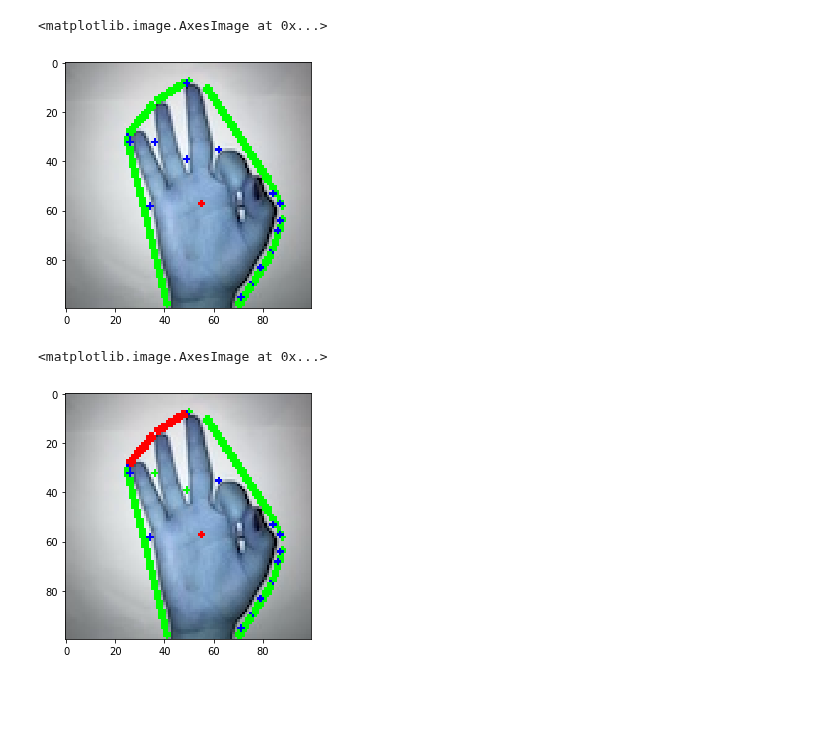
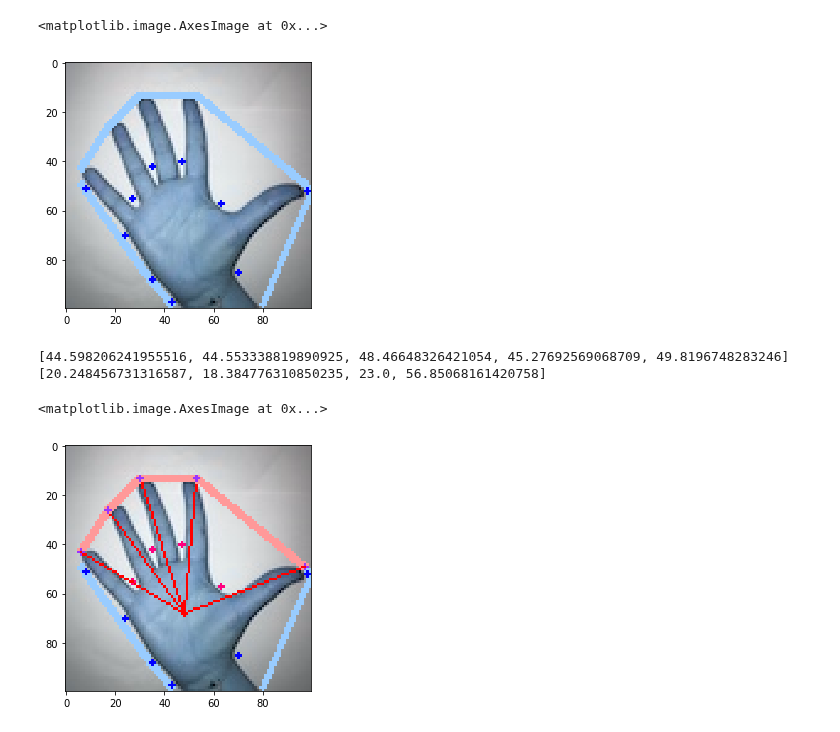
Before and after one commit to Bermewda/Sign-Language-recognition, a Jupyter notebook: Finger_recognize.ipynb, the cells around one changed output. Saved outputs shown, nothing was run; the diff lists cells and outputs as text; code cells hidden in the pictures; blank space fills up the shorter version.

```diff
--- a/Finger_recognize.ipynb
+++ b/Finger_recognize.ipynb
@@ -5,7 +6,7 @@ from skimage.io import imread
 from skimage.io import imshow
 %matplotlib inline
 # %%
-img = cv2.imread('example_9.jpg')
+img = cv2.imread('example_5.jpg')
 img_gray = cv2.cvtColor(img,cv2.COLOR_BGR2GRAY)
 imshow(img)
 imshow(img_gray)
@@ -23,8 +23,12 @@ imshow(thresh)
 # %%
+import numpy as np
+from scipy.ndimage.morphology import binary_fill_holes
 kernel = np.ones((2,2),np.uint8)
-dilation = cv2.dilate(thresh,kernel,iterations = 1)
+dilation = cv2.dilate(edges,kernel,iterations = 1)
 binary=np.logical_not((dilation<0.5))
 dilation[99,:]=1
 filled_I = binary_fill_holes(dilation)
 filled_I[99,:]=0
 filled_I = filled_I*1
+imshow(dilation)
+imshow(filled_I)
@@ -39,45 +46,83 @@ for i in range(defects.shape[0]):
     start = tuple(cnt[s][0])
     end = tuple(cnt[e][0])
     far = tuple(cnt[f][0])
-    cv2.line(img,start,end,[0,255,0],2)
+    cv2.line(img,start,end,[153,204,255],2)
     cv2.circle(img,far,1,[0,0,255],-1)
 #     print(far)
 imshow(img)
 # %% [output]
 <matplotlib.image.AxesImage at 0x...>
-[figure, old version]
+[figure, new version]
 # %%
 import math
+
+
+#find center
+M = cv2.moments(cnt)
+cx = int(M["m10"] / M["m00"])
+cy = int(M["m01"] / M["m00"])
+center = (cx,cy+10)
+cv2.circle(img,center,1,[255,0,0],-1)
+# cv2.Line(img,(cx,cy),1,[255,0,0],-1)
 count_defects = 0
+lena = []
+lenfinger = []
+maxi = 0
+check = 0
+prelen=0
+#find defect
 for i in range(defects.shape[0]):
     s,e,f,d = defects[i,0]
     start = tuple(cnt[s][0])
     end = tuple(cnt[e][0])
     far = tuple(cnt[f][0])
 
     # find length of all sides of triangle
+    #start to end
     a = math.sqrt((end[0] - start[0])**2 + (end[1] - start[1])**2)
+    #start to defect
     b = math.sqrt((far[0] - start[0])**2 + (far[1] - start[1])**2)
+    #defect to end
     c = math.sqrt((end[0] - far[0])**2 + (end[1] - far[1])**2)
 
     # apply cosine rule here
     angle = math.acos((b**2 + c**2 - a**2)/(2*b*c)) * 57
+
+    #center to start check 1
+    longlen = math.sqrt((start[0] - cx)**2 + (start[1] - cy)**2)
+    if longlen > maxi:
+        maxi = longlen
+        tip = start
+
     # ignore angles > 90 and highlight rest with red dots
-    if angle <= 90:
+    if angle <= 92:
         count_defects += 1
-        cv2.circle(img, far, 1, [0,255,0], -1)
+        cv2.circle(img, far, 1, [255,0,127], -1)
         #dist = cv2.pointPolygonTest(cnt,far,True)
 
         # draw a line from start to end i.e. the convex points (finger tips)
         # (can skip this part)
-        cv2.line(img,start, end, [255,0,0], 2)
-        #cv2.circle(crop_img,far,5,[0,0,255],-1)
-M = cv2.moments(cnt)
-cx = int(M["m10"] / M["m00"])
-cy = int(M["m01"] / M["m00"])
-cv2.circle(img,(cx,cy),1,[255,0,0],-1)
-# cv2.Line(img,(cx,cy),1,[255,0,0],-1)
+
+        cv2.line(img,start, end, [255,153,153], 2)
+        cv2.circle(img, start, 1, [153,51,255], -1)
+        cv2.circle(img, end, 1, [153,51,255], -1)
+        lena.append(a)
+        longlen1 = math.sqrt((start[0] - cx)**2 + (start[1] - cy)**2)
+        longlen2 = math.sqrt((end[0] - cx)**2 + (end[1] - cy)**2)
+        if count_defects == 1:
+            lenfinger.append(longlen1)
+            lenfinger.append(longlen2)
+            cv2.line(img,center,start,[255,0,0],1)
+            cv2.line(img,center,end,[255,0,0],1)
+        else:
+            lenfinger.append(longlen2)
+            cv2.line(img,center,end,[255,0,0],1)
+
+print(lenfinger)
+print(lena)
 imshow(img)
 # %% [output]
-<matplotlib.image.AxesImage at 0x...>
+[44.598206241955516, 44.553338819890925, 48.46648326421054, 45.27692569068709, 49.8196748283246]
+[20.248456731316587, 18.384776310850235, 23.0, 56.85068161420758]
+<matplotlib.image.AxesImage at 0x...>
-[figure, old version]
+[figure, new version]
```
Also changed, not shown: parts of 6 cells of this notebook.
